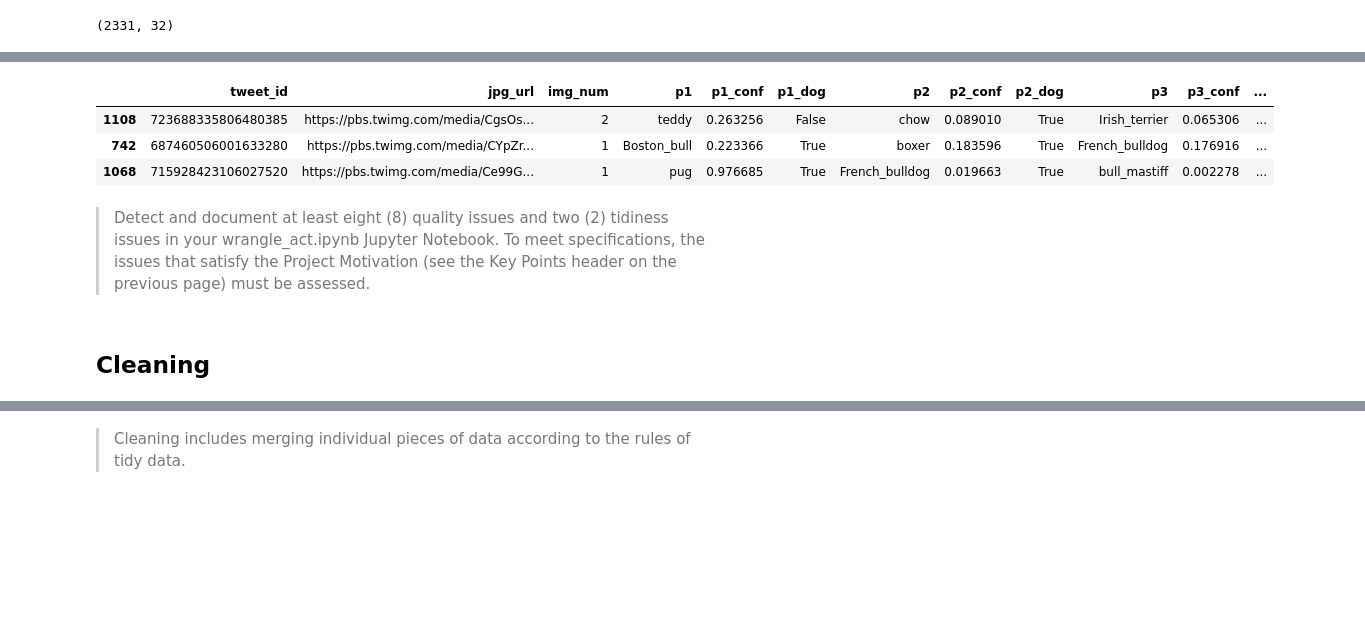
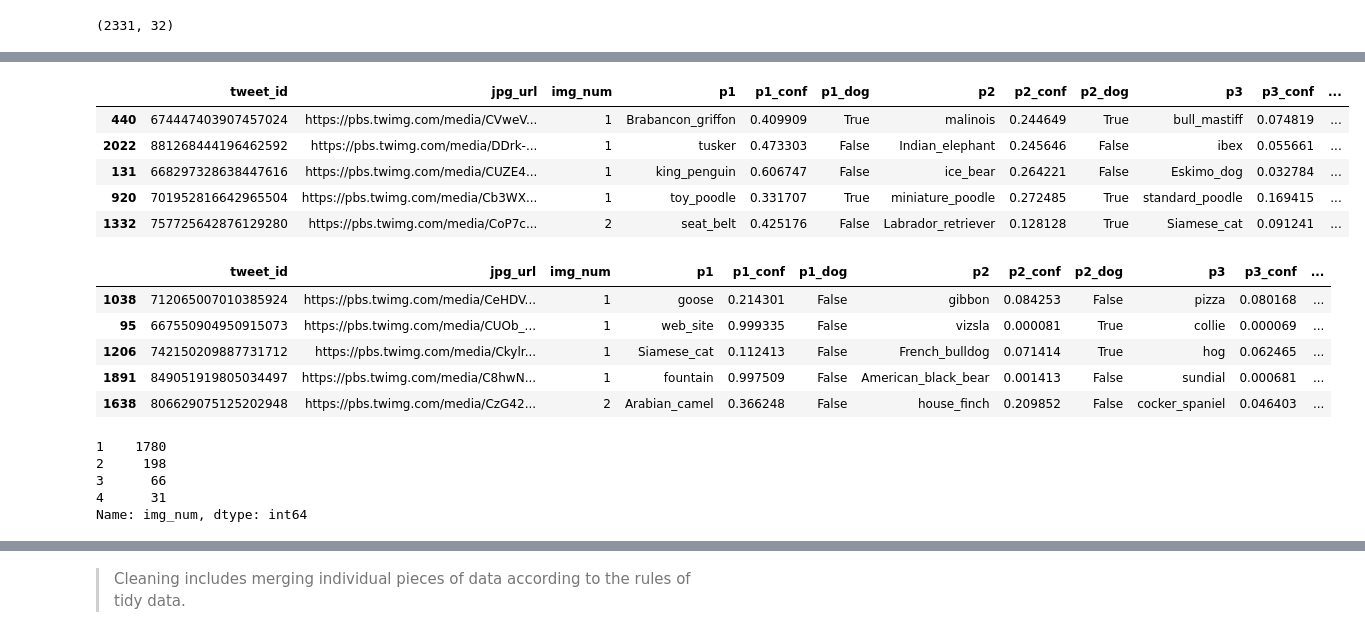
Before and after one commit to omendezmorales/Project4, a Jupyter notebook: wrangle_act.ipynb, the cells around one changed output, grey strips where cells are left out. Saved outputs shown, nothing was run; the diff lists cells and outputs as text; code cells hidden in the pictures; blank space fills up the shorter version.

Commit message:
filled In the "assesing" section of wrangle_act.ipynb

```diff
--- a/wrangle_act.ipynb
+++ b/wrangle_act.ipynb
@@ -87,13 +219,26 @@ img_predictions_df.shape
 # %%
-img_predictions_df.sample(3)
+img_predictions_df.sample(5)
 # %% [output]
 |  | tweet_id | jpg_url | img_num | p1 | p1_conf | p1_dog | p2 | p2_conf | p2_dog | p3 | p3_conf | ... |
-| 1108 | 723688335806480385 | https://pbs.twimg.com/media/CgsOs... | 2 | teddy | 0.263256 | False | chow | 0.089010 | True | Irish_terrier | 0.065306 | ... |
-| 742 | 687460506001633280 | https://pbs.twimg.com/media/CYpZr... | 1 | Boston_bull | 0.223366 | True | boxer | 0.183596 | True | French_bulldog | 0.176916 | ... |
-| 1068 | 715928423106027520 | https://pbs.twimg.com/media/Ce99G... | 1 | pug | 0.976685 | True | French_bulldog | 0.019663 | True | bull_mastiff | 0.002278 | ... |
+| 440 | 674447403907457024 | https://pbs.twimg.com/media/CVweV... | 1 | Brabancon_griffon | 0.409909 | True | malinois | 0.244649 | True | bull_mastiff | 0.074819 | ... |
+| 2022 | 881268444196462592 | https://pbs.twimg.com/media/DDrk-... | 1 | tusker | 0.473303 | False | Indian_elephant | 0.245646 | False | ibex | 0.055661 | ... |
+| 131 | 668297328638447616 | https://pbs.twimg.com/media/CUZE4... | 1 | king_penguin | 0.606747 | False | ice_bear | 0.264221 | False | Eskimo_dog | 0.032784 | ... |
+| 920 | 701952816642965504 | https://pbs.twimg.com/media/Cb3WX... | 1 | toy_poodle | 0.331707 | True | miniature_poodle | 0.272485 | True | standard_poodle | 0.169415 | ... |
+| 1332 | 757725642876129280 | https://pbs.twimg.com/media/CoP7c... | 2 | seat_belt | 0.425176 | False | Labrador_retriever | 0.128128 | True | Siamese_cat | 0.091241 | ... |
-# %% [markdown]
-> Detect and document at least eight (8) quality issues
-> and two (2) tidiness issues in your wrangle_act.ipynb Jupyter Notebook.
-> To meet specifications, the issues that satisfy the Project Motivation (see the Key Points header on the previous page) must be assessed.
-# %% [markdown]
-## Cleaning ##
+# %%
+img_predictions_df[img_predictions_df['p1_dog'] == False].sample(5)
+# %% [output]
+|  | tweet_id | jpg_url | img_num | p1 | p1_conf | p1_dog | p2 | p2_conf | p2_dog | p3 | p3_conf | ... |
+| 1038 | 712065007010385924 | https://pbs.twimg.com/media/CeHDV... | 1 | goose | 0.214301 | False | gibbon | 0.084253 | False | pizza | 0.080168 | ... |
+| 95 | 667550904950915073 | https://pbs.twimg.com/media/CUOb_... | 1 | web_site | 0.999335 | False | vizsla | 0.000081 | True | collie | 0.000069 | ... |
+| 1206 | 742150209887731712 | https://pbs.twimg.com/media/Ckylr... | 1 | Siamese_cat | 0.112413 | False | French_bulldog | 0.071414 | True | hog | 0.062465 | ... |
+| 1891 | 849051919805034497 | https://pbs.twimg.com/media/C8hwN... | 1 | fountain | 0.997509 | False | American_black_bear | 0.001413 | False | sundial | 0.000681 | ... |
+| 1638 | 806629075125202948 | https://pbs.twimg.com/media/CzG42... | 2 | Arabian_camel | 0.366248 | False | house_finch | 0.209852 | False | cocker_spaniel | 0.046403 | ... |
+# %%
+img_predictions_df.img_num.value_counts()
+# %% [output]
+1    1780
+2     198
+3      66
+4      31
+Name: img_num, dtype: int64
```
Also changed, not shown: parts of 33 cells of this notebook, 2 other files.
